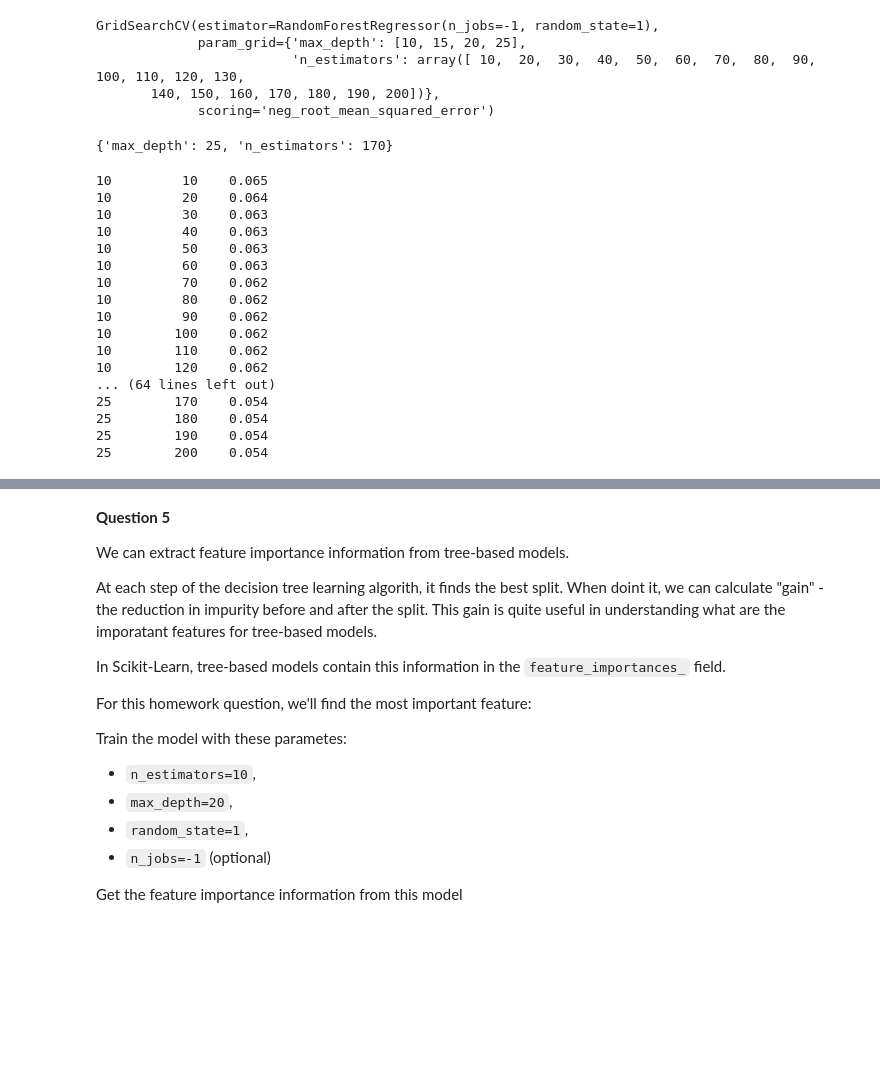
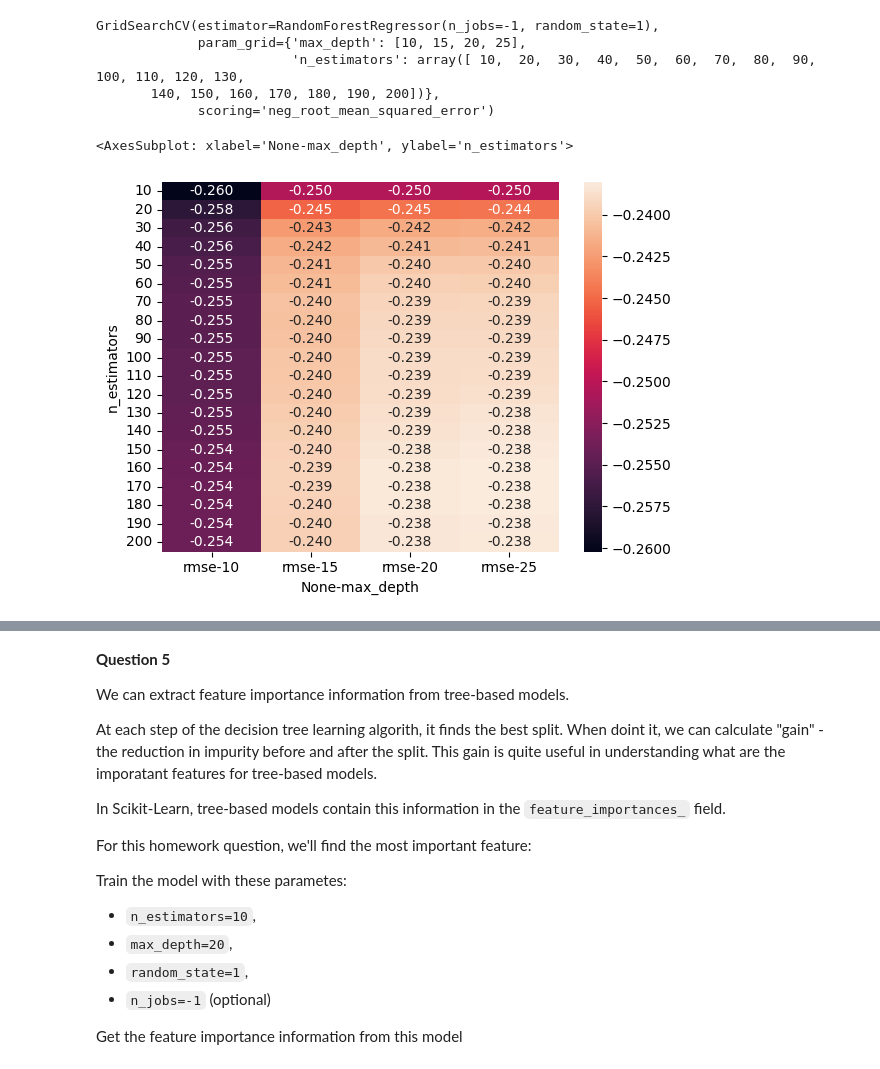
Before and after one commit to LoHertel/ml-learn, a Jupyter notebook: 06-Trees.ipynb, the cells around one changed output, grey strips where cells are left out. Saved outputs shown, nothing was run; the diff lists cells and outputs as text; code cells hidden in the pictures; blank space fills up the shorter version.

```diff
--- a/06-Trees.ipynb
+++ b/06-Trees.ipynb
@@ -128,7 +129,7 @@ RandomForestRegressor(n_estimators=10, n_jobs=-1, random_state=1)
 # %%
 #@ CALCULATING MEAN SQUARED ERROR:
 y_pred = dt.predict(X_val)
-rmse = mean_squared_error(y_val, y_pred)
+rmse = mean_squared_error(y_val, y_pred, squared=False) # squared=False => RMSE, squared=True => MSE
 
 print('%.2f' % (rmse))
 # %% [output]
@@ -154,7 +155,7 @@ for n_estimator in n_estimators:
     dt.fit(X_train, y_train)
 
     y_pred = dt.predict(X_val)
-    rmse = mean_squared_error(y_val, y_pred)
+    rmse = mean_squared_error(y_val, y_pred, squared=False) # squared=False => RMSE, squared=True => MSE
 
     print('%4s -> %.3f' % (n_estimator, rmse))
 # %% [output]
@@ -201,14 +202,27 @@ GridSearchCV(estimator=RandomForestRegressor(n_jobs=-1, random_state=1),
                          'n_estimators': array([ 10,  20,  30,  40,  50,  60,  70,  80,  90, 100, 110, 120, 130,
        140, 150, 160, 170, 180, 190, 200])},
              scoring='neg_root_mean_squared_error')
-# %%
-clf.best_params_
-# %% [output]
-{'max_depth': 25, 'n_estimators': 170}
+# %%
+columns = list(clf.cv_results_['params'][0].keys()) + ['rmse']
+scores = []
+
+for i in range(len(clf.cv_results_['mean_test_score'])):
+    scores.append(tuple(list(clf.cv_results_['params'][i].values()) + [clf.cv_results_['mean_test_score'][i]]))
+
+df_scores = pd.DataFrame(scores, columns=columns)
+
+df_scores_pivot = df_scores.pivot(index='n_estimators', columns=['max_depth'], values=['rmse'])
+# %%
+sns.heatmap(df_scores_pivot, annot=True, fmt=".3f")
+# higher values (lighter color) are better
+# %% [output]
+<AxesSubplot: xlabel='None-max_depth', ylabel='n_estimators'>
+[figure, added]
 # %%
 #@ TRAINING THE MODEL WITH DEPTH:
 n_estimators = np.arange(10, 201, step=10)
 depths = [10, 15, 20, 25]
+scores = []
 
 for depth in depths:
     for n_estimator in n_estimators:
@@ -217,24 +231,6 @@ for depth in depths:
         dt.fit(X_train, y_train)
 
         y_pred = dt.predict(X_val)
-        rmse = mean_squared_error(y_val, y_pred)
+        rmse = mean_squared_error(y_val, y_pred, squared=False)
 
-        print('%2s \t %4s \t %.3f' % (depth, n_estimator, rmse))
+        scores.append((depth, n_estimator, rmse))
-# %% [output]
-10         10    0.065
-10         20    0.064
-10         30    0.063
-10         40    0.063
-10         50    0.063
-10         60    0.063
-10         70    0.062
-10         80    0.062
-10         90    0.062
-10        100    0.062
-10        110    0.062
-10        120    0.062
-... (64 lines left out)
-25        170    0.054
-25        180    0.054
-25        190    0.054
-25        200    0.054
```
Also changed, not shown: parts of 11 cells of this notebook, 1 other file.
